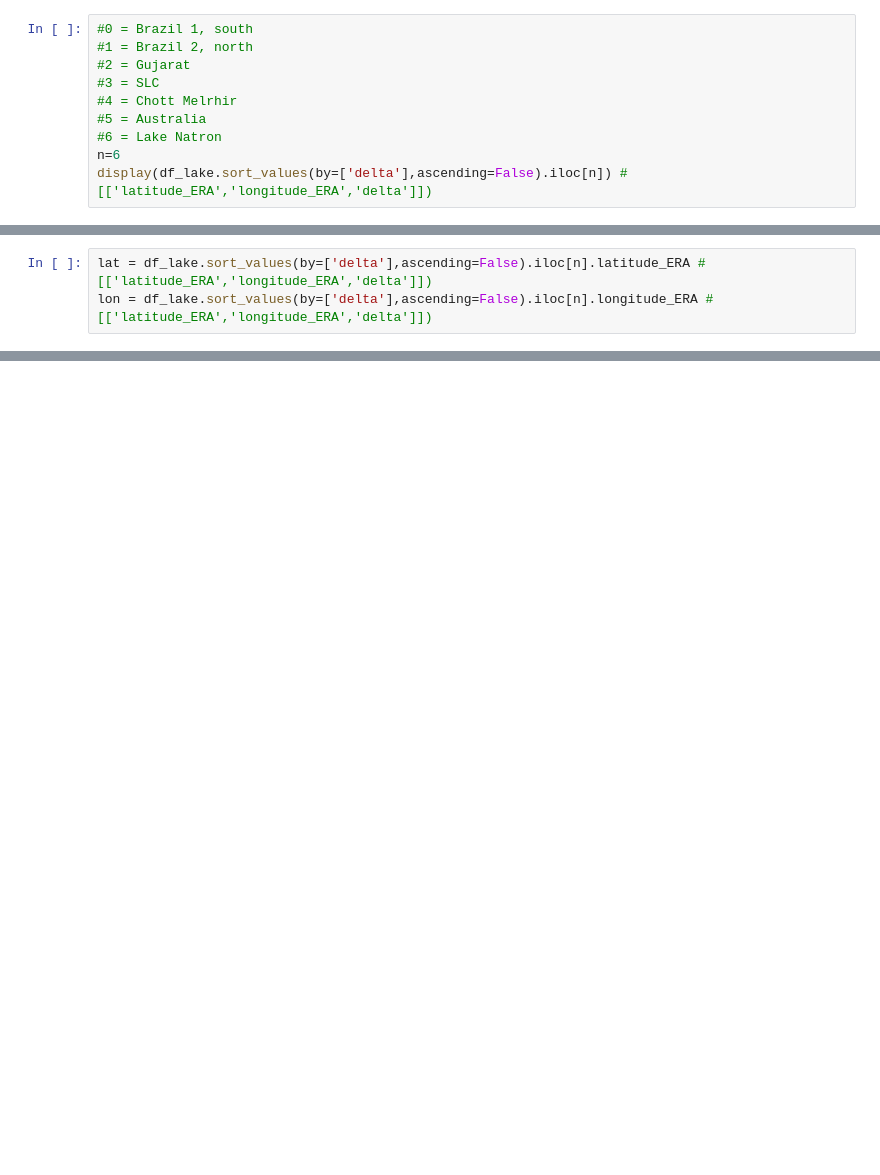
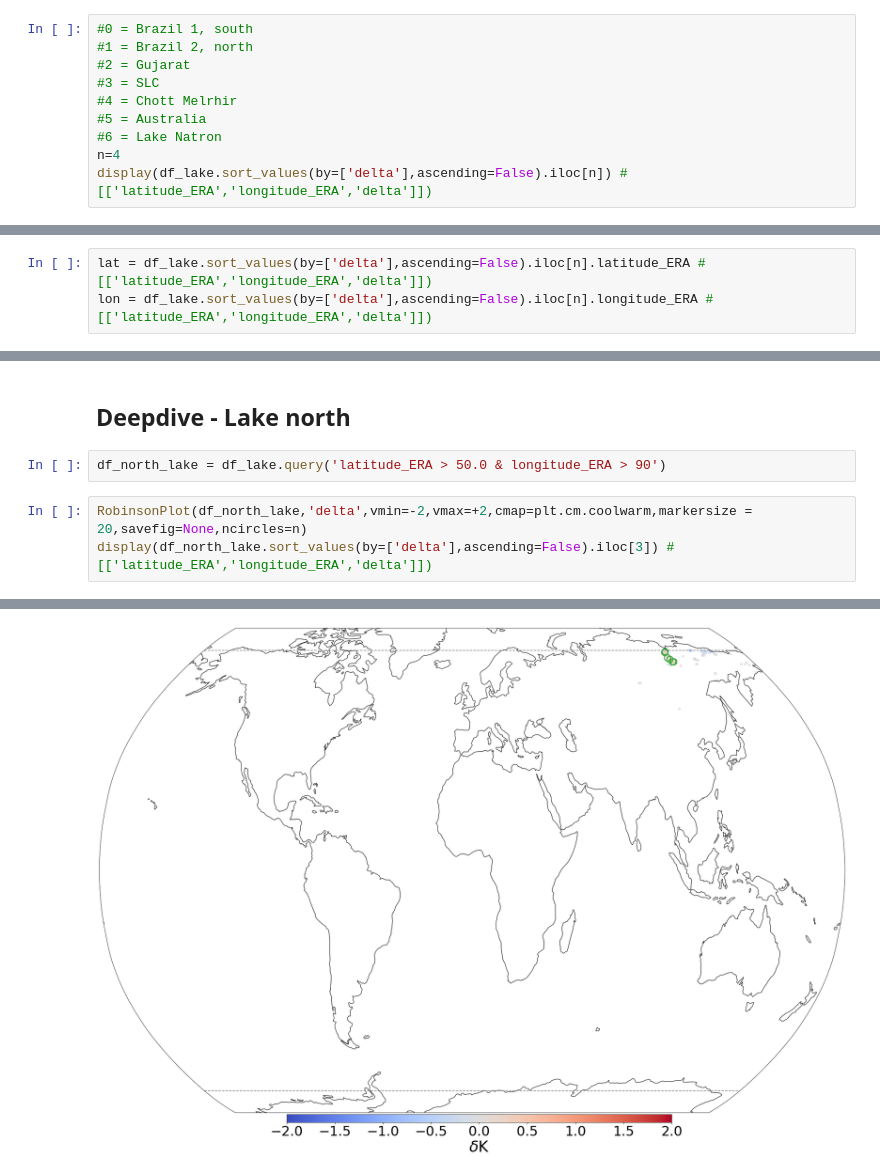
Before and after one commit to tomkimpson/ML4L, a Jupyter notebook: notebooks/lakes_manuscript/new_categorisation/05.V20_vs_V15.ipynb, the cells around one changed output, grey strips where cells are left out. Cells and saved outputs as stored; diff of their text form; blank space fills up the shorter version.

```diff
--- a/notebooks/lakes_manuscript/new_categorisation/05.V20_vs_V15.ipynb
+++ b/notebooks/lakes_manuscript/new_categorisation/05.V20_vs_V15.ipynb
@@ -210,6 +241,6 @@ Now lets look at some particular points
 #4 = Chott Melrhir
 #5 = Australia
 #6 = Lake Natron
-n=6
+n=4
 display(df_lake.sort_values(by=['delta'],ascending=False).iloc[n]) #[['latitude_ERA','longitude_ERA','delta']])
 # %% [output]
@@ -243,0 +275,8 @@ lon
+# %% [markdown]
+## Deepdive - Lake north
+# %%
+df_north_lake = df_lake.query('latitude_ERA > 50.0 & longitude_ERA > 90')
+# %%
+RobinsonPlot(df_north_lake,'delta',vmin=-2,vmax=+2,cmap=plt.cm.coolwarm,markersize = 20,savefig=None,ncircles=n)
+display(df_north_lake.sort_values(by=['delta'],ascending=False).iloc[3]) #[['latitude_ERA','longitude_ERA','delta']])
+# %% [output]
@@ -243,0 +300 @@ lon
+[figure, added]
```
Also changed, not shown: parts of 12 cells of this notebook, 12 other files.
